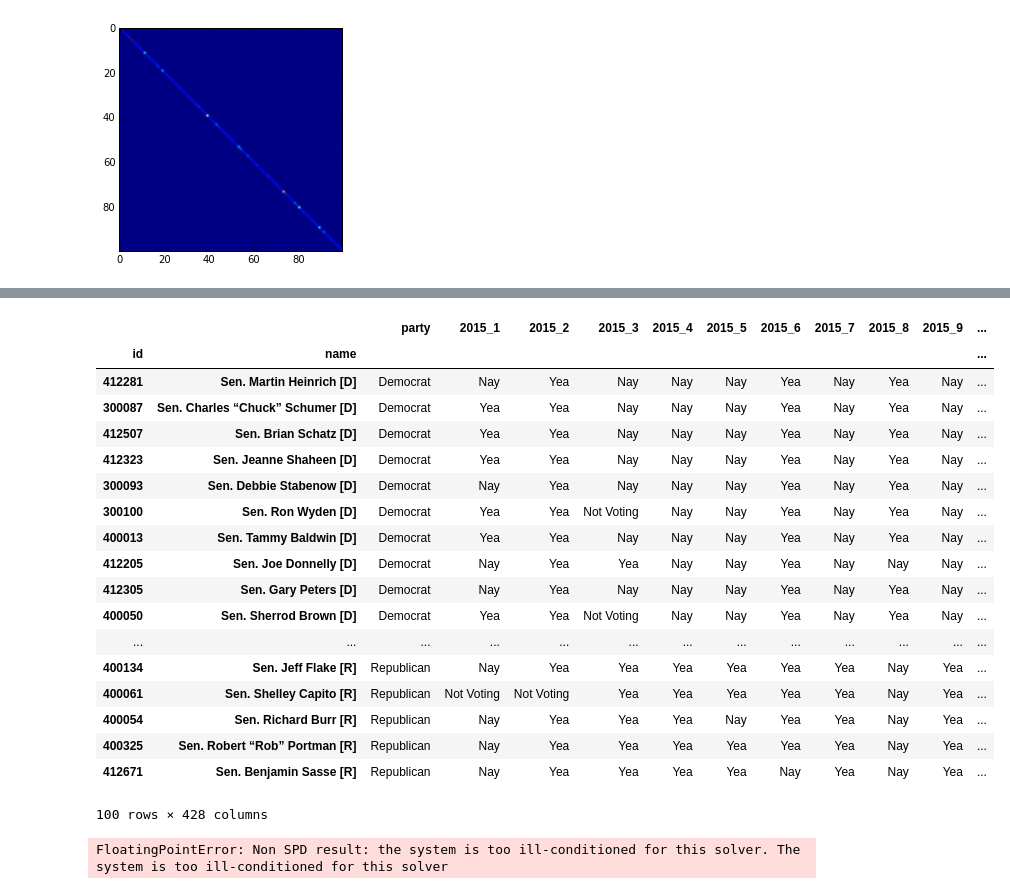
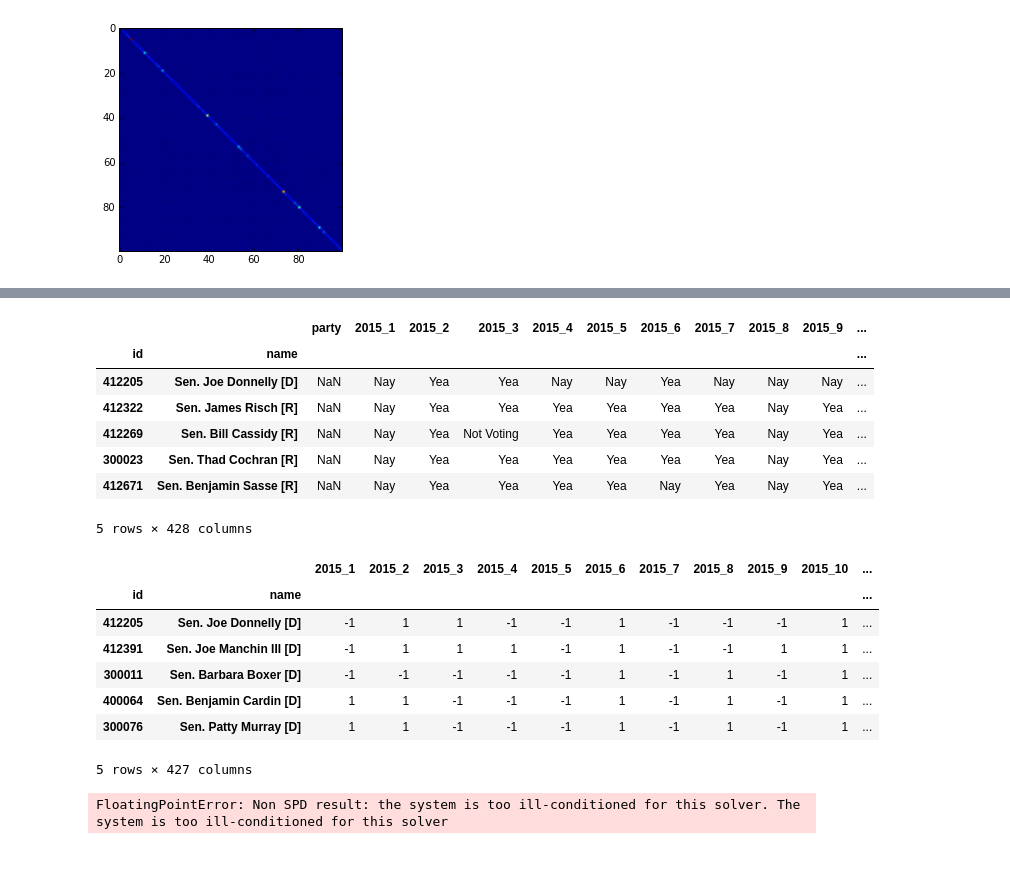
Before and after one commit to horacepan/SenateVoting, a Jupyter notebook: GraphicalLasso.ipynb, the cells around one changed output, grey strips where cells are left out. Saved outputs shown, nothing was run; the diff lists cells and outputs as text; code cells hidden in the pictures; blank space fills up the shorter version.

```diff
--- a/GraphicalLasso.ipynb
+++ b/GraphicalLasso.ipynb
@@ -13,6 +14,7 @@ def gen_all_data():
     df_15_1 = pd.read_csv('data/2015/1.csv', skiprows=1)
     all_data['id'] = df_15_1['person']
     all_data['name'] = df_15_1['name']
+    all_data['state'] = df_15_1['state']
     all_data['party'] = df_15_1['party']
     for y in years:
         dirname = 'data/%d' %y
@@ -129,2 +113,2 @@ cleaned_data.head()
 # %%
-indexed_data2 = all_data.set_index(['id', 'name'])
+indexed_data2 = all_data.set_index(['id'])
@@ -200,22 +176,13 @@ sorted_by_party.head()
 # %%
-indexed_data2.sort_index(by='party')
+indexed_data2['party'] = all_data['party']
+indexed_data2 = indexed_data2.sort_index(by='party')
+indexed_data2.head()
 # %% [output]
 |  |  | party | 2015_1 | 2015_2 | 2015_3 | 2015_4 | 2015_5 | 2015_6 | 2015_7 | 2015_8 | 2015_9 | ... |
 | id | name |  |  |  |  |  |  |  |  |  |  | ... |
-| 412281 | Sen. Martin Heinrich [D] | Democrat | Nay | Yea | Nay | Nay | Nay | Yea | Nay | Yea | Nay | ... |
-| 300087 | Sen. Charles “Chuck” Schumer [D] | Democrat | Yea | Yea | Nay | Nay | Nay | Yea | Nay | Yea | Nay | ... |
-| 412507 | Sen. Brian Schatz [D] | Democrat | Yea | Yea | Nay | Nay | Nay | Yea | Nay | Yea | Nay | ... |
-| 412323 | Sen. Jeanne Shaheen [D] | Democrat | Yea | Yea | Nay | Nay | Nay | Yea | Nay | Yea | Nay | ... |
-| 300093 | Sen. Debbie Stabenow [D] | Democrat | Nay | Yea | Nay | Nay | Nay | Yea | Nay | Yea | Nay | ... |
-| 300100 | Sen. Ron Wyden [D] | Democrat | Yea | Yea | Not Voting | Nay | Nay | Yea | Nay | Yea | Nay | ... |
-| 400013 | Sen. Tammy Baldwin [D] | Democrat | Yea | Yea | Nay | Nay | Nay | Yea | Nay | Yea | Nay | ... |
-| 412205 | Sen. Joe Donnelly [D] | Democrat | Nay | Yea | Yea | Nay | Nay | Yea | Nay | Nay | Nay | ... |
-| 412305 | Sen. Gary Peters [D] | Democrat | Nay | Yea | Nay | Nay | Nay | Yea | Nay | Yea | Nay | ... |
-| 400050 | Sen. Sherrod Brown [D] | Democrat | Yea | Yea | Not Voting | Nay | Nay | Yea | Nay | Yea | Nay | ... |
-| ... | ... | ... | ... | ... | ... | ... | ... | ... | ... | ... | ... | ... |
-| 400134 | Sen. Jeff Flake [R] | Republican | Nay | Yea | Yea | Yea | Yea | Yea | Yea | Nay | Yea | ... |
-| 400061 | Sen. Shelley Capito [R] | Republican | Not Voting | Not Voting | Yea | Yea | Yea | Yea | Yea | Nay | Yea | ... |
-| 400054 | Sen. Richard Burr [R] | Republican | Nay | Yea | Yea | Yea | Nay | Yea | Yea | Nay | Yea | ... |
-| 400325 | Sen. Robert “Rob” Portman [R] | Republican | Nay | Yea | Yea | Yea | Yea | Yea | Yea | Nay | Yea | ... |
-| 412671 | Sen. Benjamin Sasse [R] | Republican | Nay | Yea | Yea | Yea | Yea | Nay | Yea | Nay | Yea | ... |
+| 412205 | Sen. Joe Donnelly [D] | NaN | Nay | Yea | Yea | Nay | Nay | Yea | Nay | Nay | Nay | ... |
+| 412322 | Sen. James Risch [R] | NaN | Nay | Yea | Yea | Yea | Yea | Yea | Yea | Nay | Yea | ... |
+| 412269 | Sen. Bill Cassidy [R] | NaN | Nay | Yea | Not Voting | Yea | Yea | Yea | Yea | Nay | Yea | ... |
+| 300023 | Sen. Thad Cochran [R] | NaN | Nay | Yea | Yea | Yea | Yea | Yea | Yea | Nay | Yea | ... |
+| 412671 | Sen. Benjamin Sasse [R] | NaN | Nay | Yea | Yea | Yea | Yea | Nay | Yea | Nay | Yea | ... |
-100 rows × 428 columns
+5 rows × 428 columns
@@ -226,3 +189,17 @@ i3 = all_data.set_index(['id'])
+# %%
+all_but_votes = indexed_data2.copy()
+all_but_votes = all_but_votes.drop('party', axis=1)
+all_but_votes = all_but_votes.applymap(convert_vote)
+all_but_votes.head()
+# %% [output]
+|  |  | 2015_1 | 2015_2 | 2015_3 | 2015_4 | 2015_5 | 2015_6 | 2015_7 | 2015_8 | 2015_9 | 2015_10 | ... |
+| id | name |  |  |  |  |  |  |  |  |  |  | ... |
+| 412205 | Sen. Joe Donnelly [D] | -1 | 1 | 1 | -1 | -1 | 1 | -1 | -1 | -1 | 1 | ... |
+| 412391 | Sen. Joe Manchin III [D] | -1 | 1 | 1 | 1 | -1 | 1 | -1 | -1 | 1 | 1 | ... |
+| 300011 | Sen. Barbara Boxer [D] | -1 | -1 | -1 | -1 | -1 | 1 | -1 | 1 | -1 | 1 | ... |
+| 400064 | Sen. Benjamin Cardin [D] | 1 | 1 | -1 | -1 | -1 | 1 | -1 | 1 | -1 | 1 | ... |
+| 300076 | Sen. Patty Murray [D] | 1 | 1 | -1 | -1 | -1 | 1 | -1 | 1 | -1 | 1 | ... |
+5 rows × 427 columns
 # %%
 model.fit(sorted_matrix)
 # %% [output]
```
Also changed, not shown: parts of 36 cells of this notebook.
